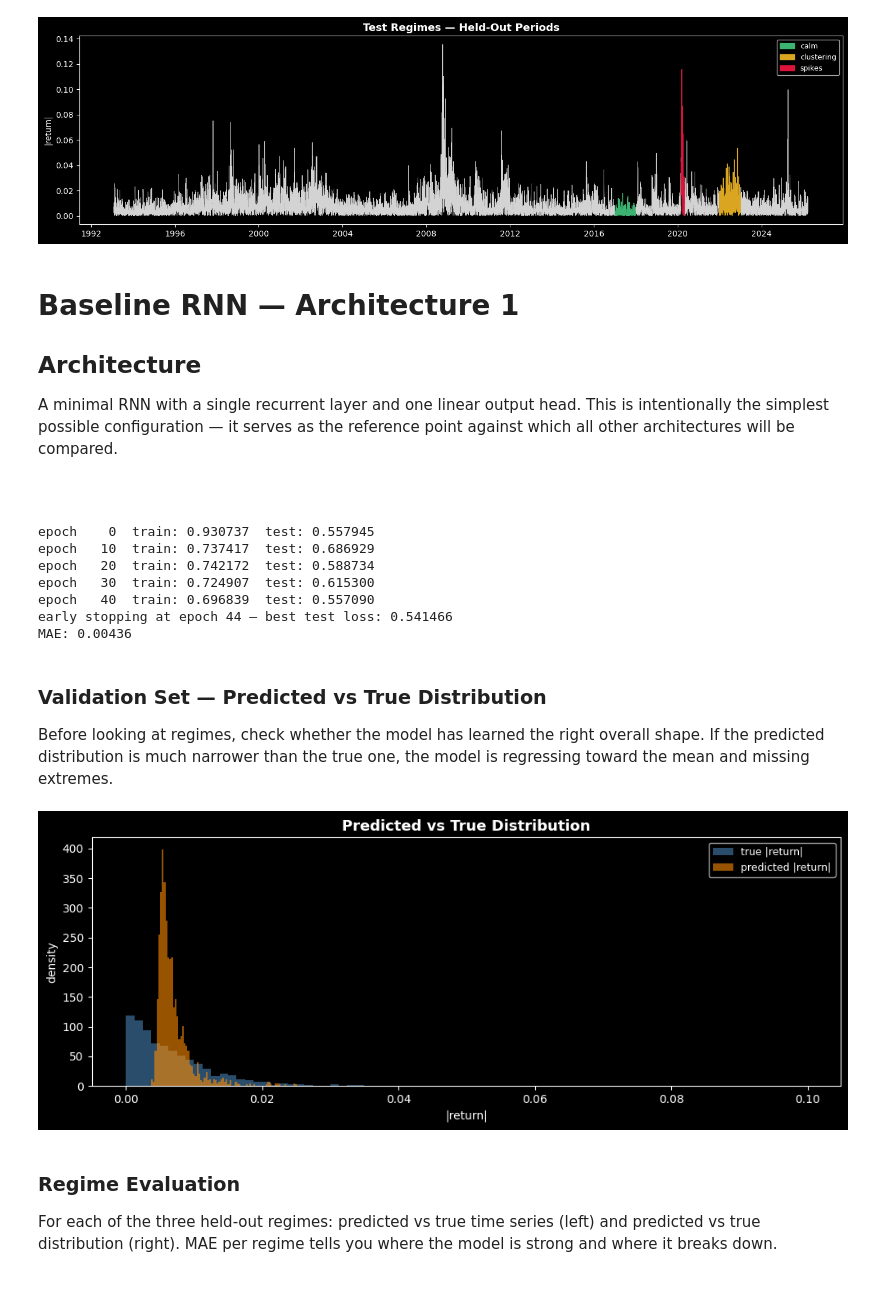
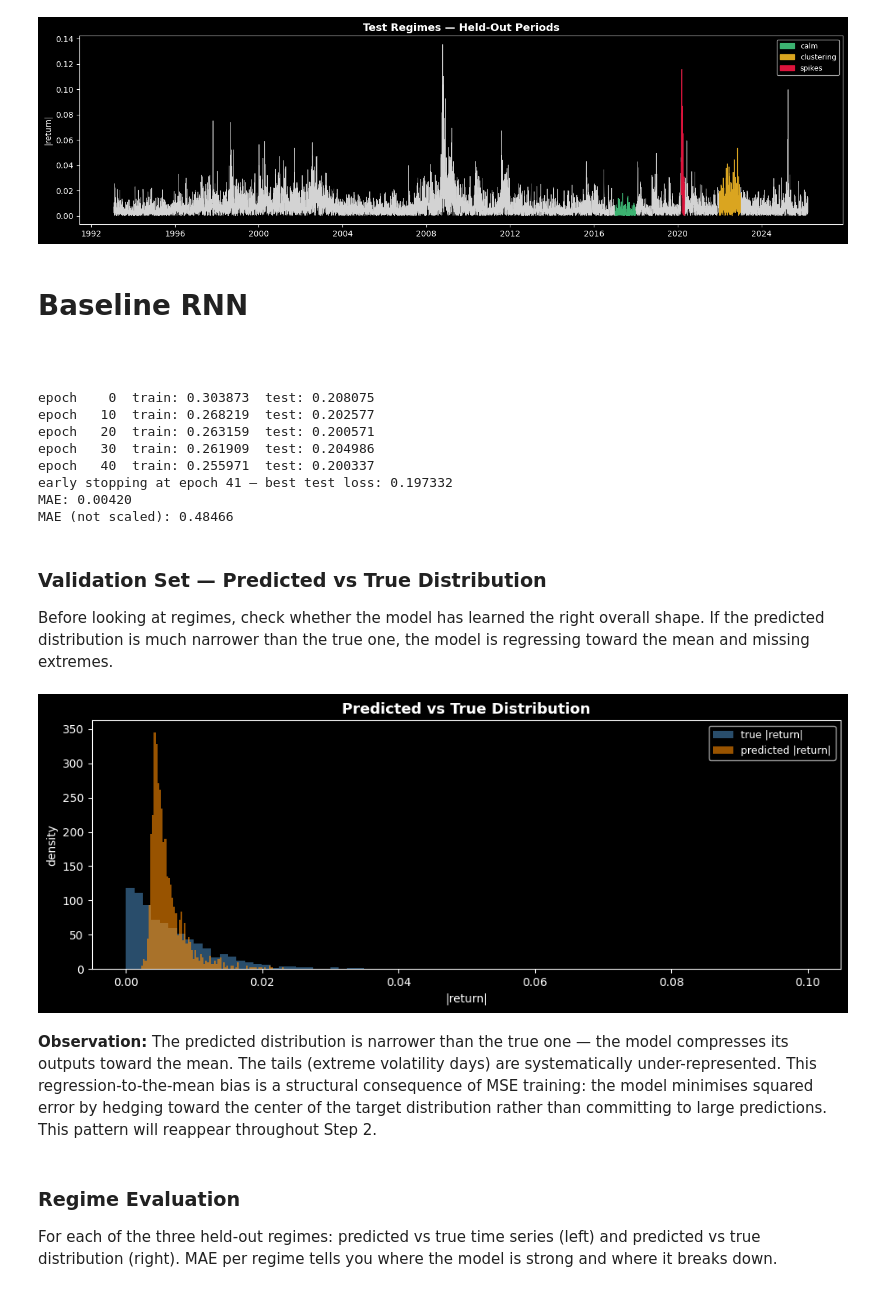
Before and after one commit to edouardblnc87/deep_learning_implementation, a Jupyter notebook: 6_rnn.ipynb, the cells around one changed output. Drawn from its saved outputs; the diff is of its cells as text; code cells hidden in the pictures.

```diff
--- a/6_rnn.ipynb
+++ b/6_rnn.ipynb
@@ -103,11 +103,7 @@ plot_test_regimes(df, test_df)
 # %% [output]
 [figure]
 # %% [markdown]
-# Baseline RNN — Architecture 1
-
-## Architecture
-
-A minimal RNN with a single recurrent layer and one linear output head. This is intentionally the simplest possible configuration — it serves as the reference point against which all other architectures will be compared.
+# Baseline RNN
 # %% [markdown]
 #
 # %%
@@ -126,9 +122,11 @@ HEAD_DROPOUT = 0.0
 HEAD_WEIGHT_INIT = 'xavier_uniform'
 HEAD_BIAS_INIT = "zeros"
 
+
 nn_head_1 = Dense(HIDDEN_SIZE, OUTPUT_SIZE,
                   HEAD_ACTIVATION, HEAD_DROPOUT,
                   True, HEAD_WEIGHT_INIT, HEAD_BIAS_INIT, False)
+
 
 Rnn_simple = RNN(input_size=INPUT_SIZE,
                  hidden_size=HIDDEN_SIZE,
@@ -139,13 +137,13 @@ Rnn_simple = RNN(input_size=INPUT_SIZE,
                  head=[nn_head_1])
 
 Rnn_before =  deepcopy(Rnn_simple)
-LOSS = 'mse'
+LOSS = 'huber'
 OPTIMIZER = "adam"
 LR = 0.0005
 BATCH_SIZE = 32
 N_EPOCH = 200
 SHUFFLE = True
-GRADIENT_CLIPPING = 0.5
+GRADIENT_CLIPPING = 1
 EARLY_STOPPING = 30
 VERBOSE = 10
 
@@ -154,25 +152,31 @@ trainer = Trainer(Rnn_simple, LOSS, OPTIMIZER, LR, BATCH_SIZE,
 trainer.fit(X_train, y_train, X_val, y_val)
 
 # always: predict in scaled space → inverse_transform explicitly
-y_pred    = scaler_y.inverse_transform(trainer.predict(X_val).reshape(-1, 1))
+y_pred_inv   = scaler_y.inverse_transform(trainer.predict(X_val).reshape(-1, 1))
 y_val_inv = scaler_y.inverse_transform(y_val.reshape(-1, 1))
-print(f"MAE: {mean_absolute_error(y_val_inv, y_pred):.5f}")
+print(f"MAE: {mean_absolute_error(y_val_inv, y_pred_inv):.5f}")
+y_pred = trainer.predict(X_val).reshape(-1, 1)
+y_val = y_val.reshape(-1, 1)
+print(f"MAE (not scaled): {mean_absolute_error(y_val, y_pred):.5f}")
 # %% [output]
-epoch    0  train: 0.930737  test: 0.557945
-epoch   10  train: 0.737417  test: 0.686929
-epoch   20  train: 0.742172  test: 0.588734
-epoch   30  train: 0.724907  test: 0.615300
-epoch   40  train: 0.696839  test: 0.557090
-early stopping at epoch 44 — best test loss: 0.541466
-MAE: 0.00436
+epoch    0  train: 0.303873  test: 0.208075
+epoch   10  train: 0.268219  test: 0.202577
+epoch   20  train: 0.263159  test: 0.200571
+epoch   30  train: 0.261909  test: 0.204986
+epoch   40  train: 0.255971  test: 0.200337
+early stopping at epoch 41 — best test loss: 0.197332
+MAE: 0.00420
+MAE (not scaled): 0.48466
 # %% [markdown]
 ### Validation Set — Predicted vs True Distribution
 
 Before looking at regimes, check whether the model has learned the right overall shape. If the predicted distribution is much narrower than the true one, the model is regressing toward the mean and missing extremes.
 # %%
-plot_pred_vs_true_distribution(y_val_inv, y_pred)
+plot_pred_vs_true_distribution(y_val_inv, y_pred_inv)
 # %% [output]
-[figure, old version]
+[figure, new version]
+# %% [markdown]
+**Observation:** The predicted distribution is narrower than the true one — the model compresses its outputs toward the mean. The tails (extreme volatility days) are systematically under-represented. This regression-to-the-mean bias is a structural consequence of MSE training: the model minimises squared error by hedging toward the center of the target distribution rather than committing to large predictions. This pattern will reappear throughout Step 2.
 # %% [markdown]
 ### Regime Evaluation
 
```
Also changed, not shown: parts of 39 cells of this notebook, 3 other files.
